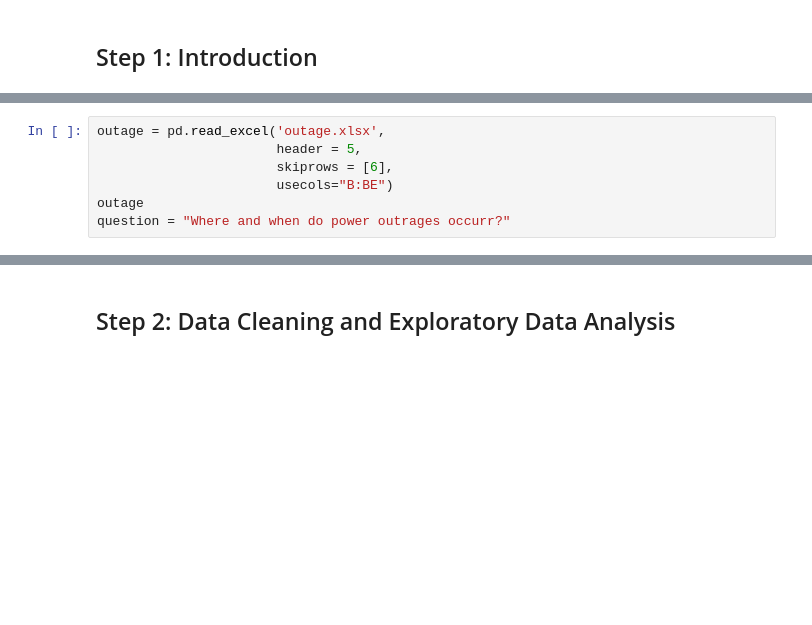
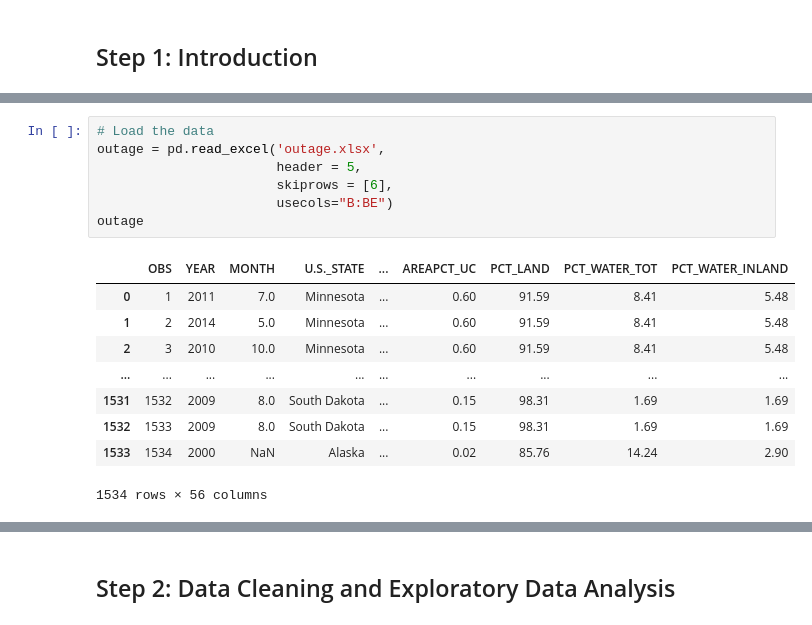
Before and after one commit to v1zhu/Power_Outage, a Jupyter notebook: template.ipynb, the cells around one changed output, grey strips where cells are left out. Cells and saved outputs as stored; diff of their text form; blank space fills up the shorter version.

```diff
--- a/template.ipynb
+++ b/template.ipynb
@@ -29,7 +20,17 @@ Successfully installed et-xmlfile-2.0.0 openpyxl-3.1.5
 # %%
+# Load the data
 outage = pd.read_excel('outage.xlsx',
                        header = 5,
                        skiprows = [6],
                        usecols="B:BE")
 outage
-question = "Where and when do power outrages occurr?"
+# %% [output]
+|  | OBS | YEAR | MONTH | U.S._STATE | ... | AREAPCT_UC | PCT_LAND | PCT_WATER_TOT | PCT_WATER_INLAND |
+| 0 | 1 | 2011 | 7.0 | Minnesota | ... | 0.60 | 91.59 | 8.41 | 5.48 |
+| 1 | 2 | 2014 | 5.0 | Minnesota | ... | 0.60 | 91.59 | 8.41 | 5.48 |
+| 2 | 3 | 2010 | 10.0 | Minnesota | ... | 0.60 | 91.59 | 8.41 | 5.48 |
+| ... | ... | ... | ... | ... | ... | ... | ... | ... | ... |
+| 1531 | 1532 | 2009 | 8.0 | South Dakota | ... | 0.15 | 98.31 | 1.69 | 1.69 |
+| 1532 | 1533 | 2009 | 8.0 | South Dakota | ... | 0.15 | 98.31 | 1.69 | 1.69 |
+| 1533 | 1534 | 2000 | NaN | Alaska | ... | 0.02 | 85.76 | 14.24 | 2.90 |
+1534 rows × 56 columns
```
Also changed, not shown: parts of 84 cells of this notebook, 9 other files.
